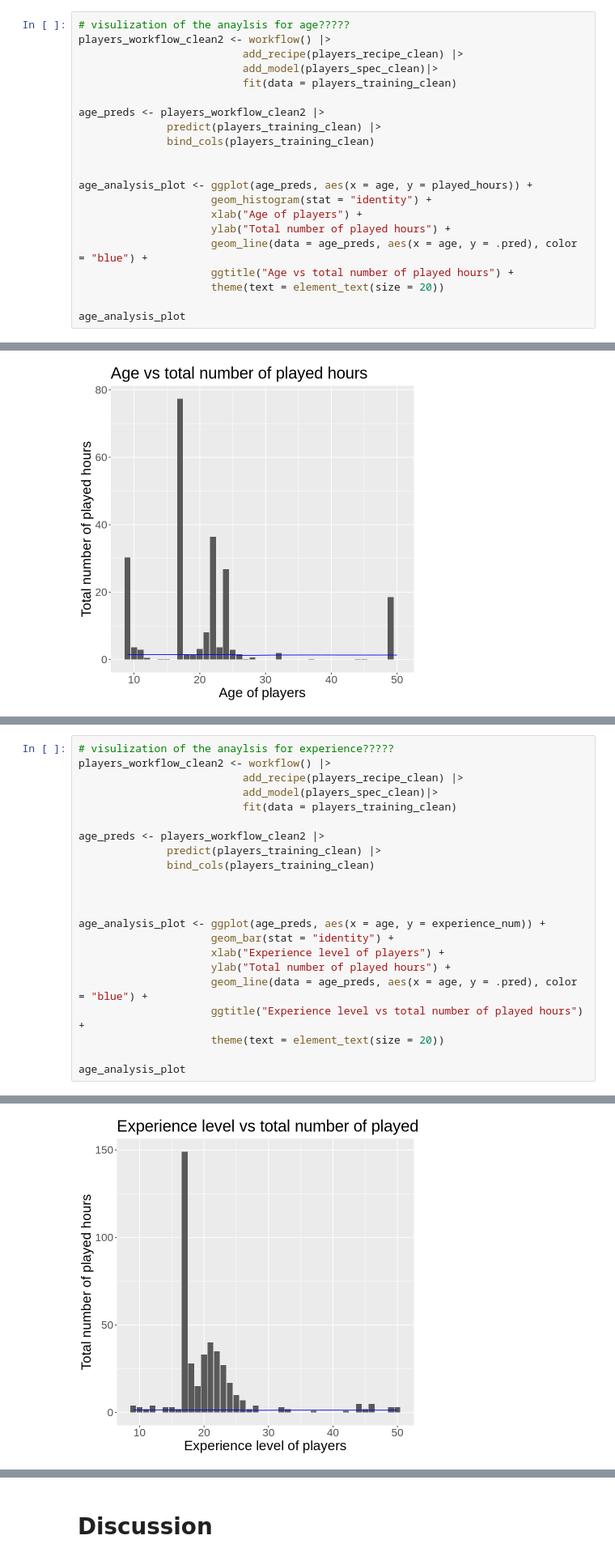
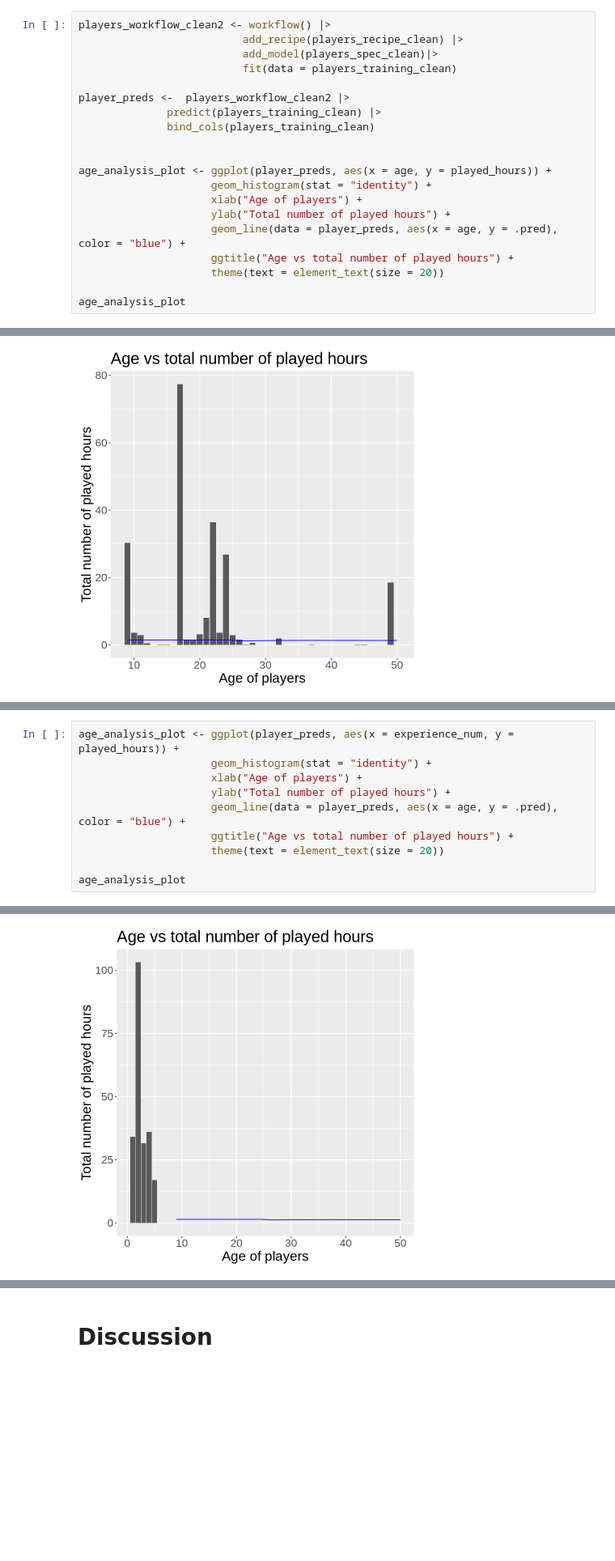
Before and after one commit to janeymhe/dsci-100-project, a Jupyter notebook: final_project.ipynb, the cells around one changed output, grey strips where cells are left out. Shown at 81% size. Cells and saved outputs as stored; diff of their text form; blank space fills up the shorter version.

Commit message:
added analysis to final graph

```diff
--- a/final_project.ipynb
+++ b/final_project.ipynb
@@ -350,20 +345,19 @@ The performance of the model was investigated on the testing data set using 81 n
 # %%
-# visulization of the anaylsis for age?????
 players_workflow_clean2 <- workflow() |>
                           add_recipe(players_recipe_clean) |>
                           add_model(players_spec_clean)|>
                           fit(data = players_training_clean)
 
-age_preds <- players_workflow_clean2 |>
+player_preds <-  players_workflow_clean2 |>
               predict(players_training_clean) |>
               bind_cols(players_training_clean)
 
 
-age_analysis_plot <- ggplot(age_preds, aes(x = age, y = played_hours)) +
+age_analysis_plot <- ggplot(player_preds, aes(x = age, y = played_hours)) +
                      geom_histogram(stat = "identity") +
                      xlab("Age of players") +
                      ylab("Total number of played hours") +
-                     geom_line(data = age_preds, aes(x = age, y = .pred), color = "blue") +
+                     geom_line(data = player_preds, aes(x = age, y = .pred), color = "blue") +
                      ggtitle("Age vs total number of played hours") +
                      theme(text = element_text(size = 20))
 
@@ -377,22 +375,10 @@ Warning message in geom_histogram(stat = "identity"):
 # %%
-# visulization of the anaylsis for experience?????
-players_workflow_clean2 <- workflow() |>
-                          add_recipe(players_recipe_clean) |>
-                          add_model(players_spec_clean)|>
-                          fit(data = players_training_clean)
-
-age_preds <- players_workflow_clean2 |>
-              predict(players_training_clean) |>
-              bind_cols(players_training_clean)
-
-
-
-age_analysis_plot <- ggplot(age_preds, aes(x = age, y = experience_num)) +
-                     geom_bar(stat = "identity") +
-                     xlab("Experience level of players") +
+age_analysis_plot <- ggplot(player_preds, aes(x = experience_num, y = played_hours)) +
+                     geom_histogram(stat = "identity") +
+                     xlab("Age of players") +
                      ylab("Total number of played hours") +
-                     geom_line(data = age_preds, aes(x = age, y = .pred), color = "blue") +
-                     ggtitle("Experience level vs total number of played hours") +
+                     geom_line(data = player_preds, aes(x = age, y = .pred), color = "blue") +
+                     ggtitle("Age vs total number of played hours") +
                      theme(text = element_text(size = 20))
 
 age_analysis_plot
@@ -402 +388 @@ Warning message:
-[figure, old version]
+[figure, new version]
```
Also changed, not shown: parts of 25 cells of this notebook.
